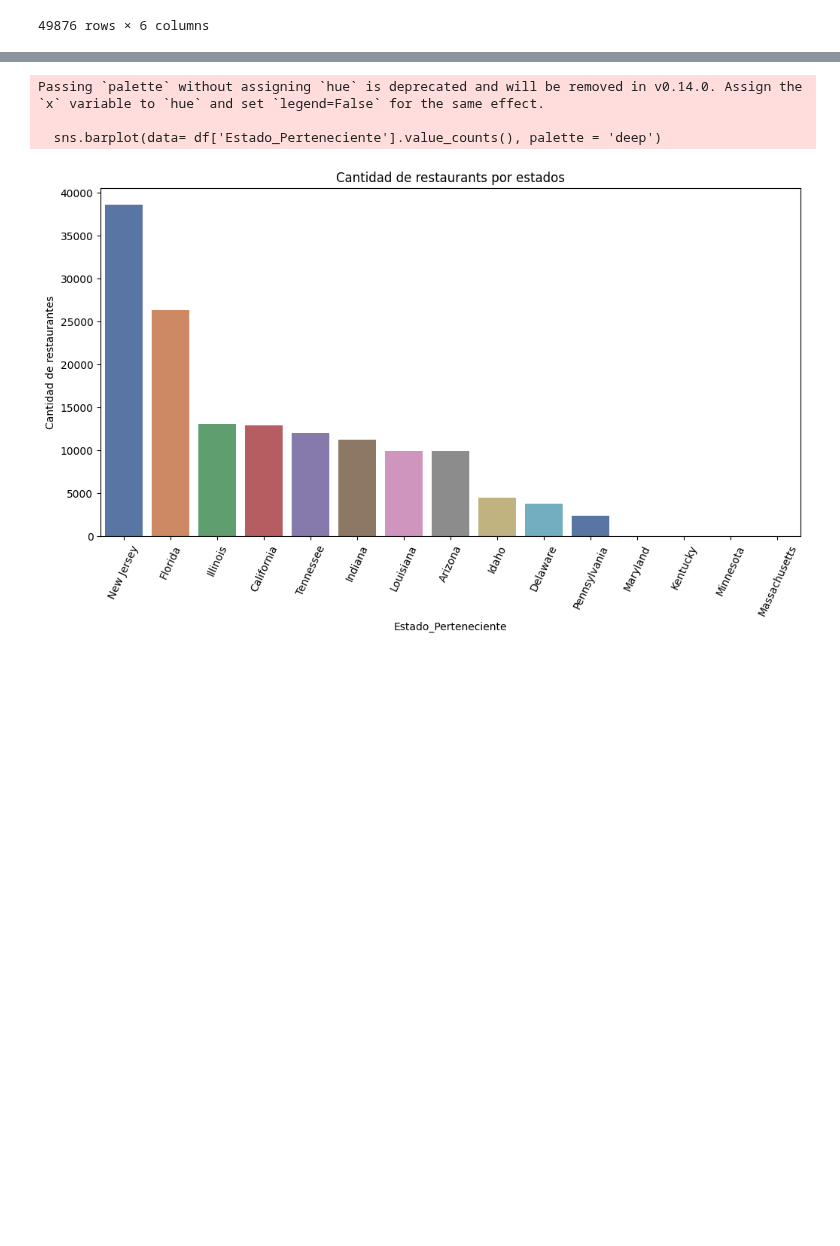
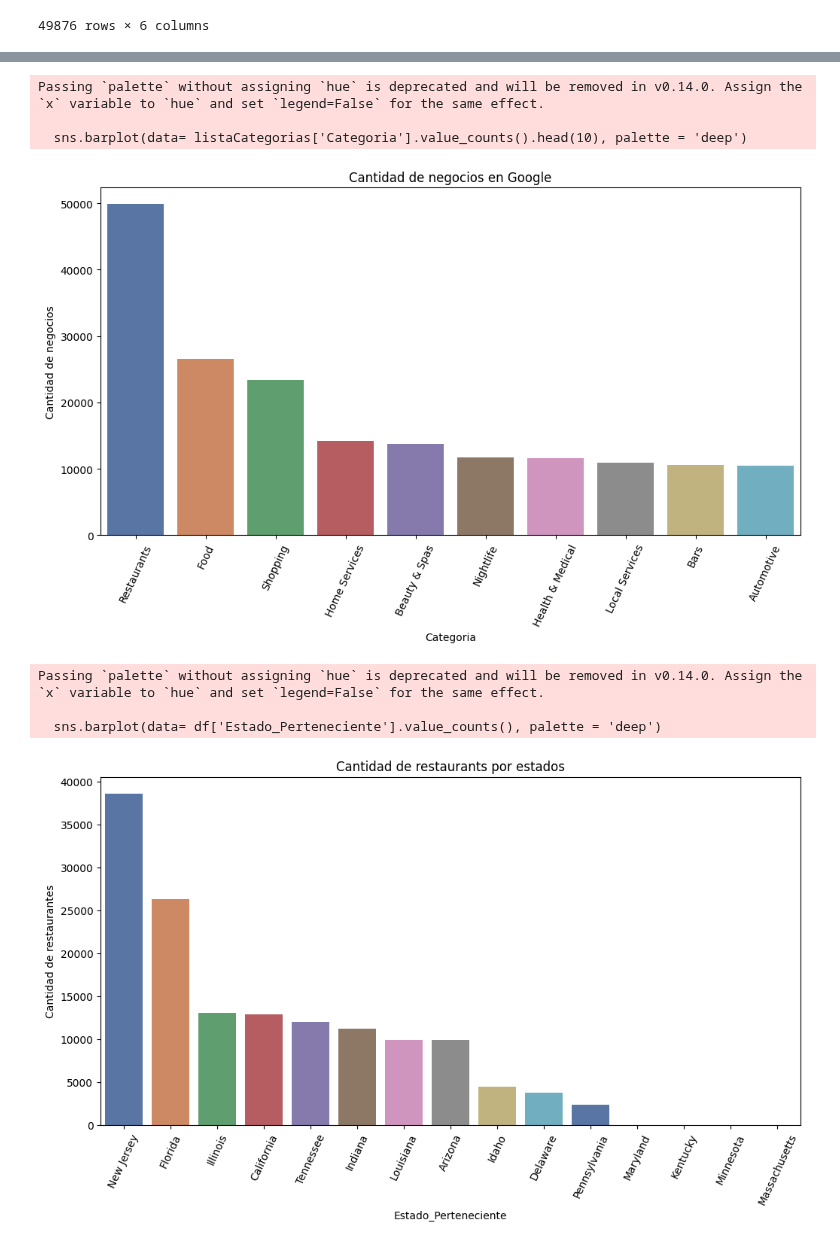
Before and after one commit to Paniceres/GP_Henry, a Jupyter notebook: EDA.ipynb, the cells around one changed output, grey strips where cells are left out. Drawn from its saved outputs; the diff is of its cells as text; code cells hidden in the pictures; blank space fills up the shorter version.

```diff
--- a/EDA.ipynb
+++ b/EDA.ipynb
@@ -55,3 +111,13 @@ df[df['categories'].str.contains('Restaurant')]
 | 144663 | WnT9NIzQgLlILjPT0kEcsQ | 39.935982 | -75.158665 | 4.5 | Restaurants, Mexican | New Jersey |
 | 144666 | 2O2K6SXPWv56amqxCECd4w | 39.856185 | -75.427725 | 4.5 | Restaurants, Comfort Food, Food, ... | New Jersey |
 49876 rows × 6 columns
+# %%
+listaCategorias = []
+for categorias in df['categories']:
+    if categorias != None:
+        for categoria in categorias.split(','):
+            listaCategorias.append(categoria.strip())
+
+
+listaCategorias = pd.DataFrame({'Categoria' : listaCategorias})
+listaCategorias
@@ -58,3 +138,16 @@ df[df['categories'].str.contains('Restaurant')]
+# %%
+plt.figure(figsize=(12,6))
+sns.barplot(data= listaCategorias['Categoria'].value_counts().head(10), palette = 'deep')
+plt.xticks(rotation= 65)
+plt.ylabel('Cantidad de negocios')
+plt.title('Cantidad de negocios en Google')
+plt.show()
+plt.show()
+# %% [output]
+Passing `palette` without assigning `hue` is deprecated and will be removed in v0.14.0. Assign the `x` variable to `hue` and set `legend=False` for the same effect.
+
+  sns.barplot(data= listaCategorias['Categoria'].value_counts().head(10), palette = 'deep')
+[figure, added]
 # %%
 import seaborn as sns
 import matplotlib.pyplot as plt
```
Also changed, not shown: parts of 5 cells of this notebook.
